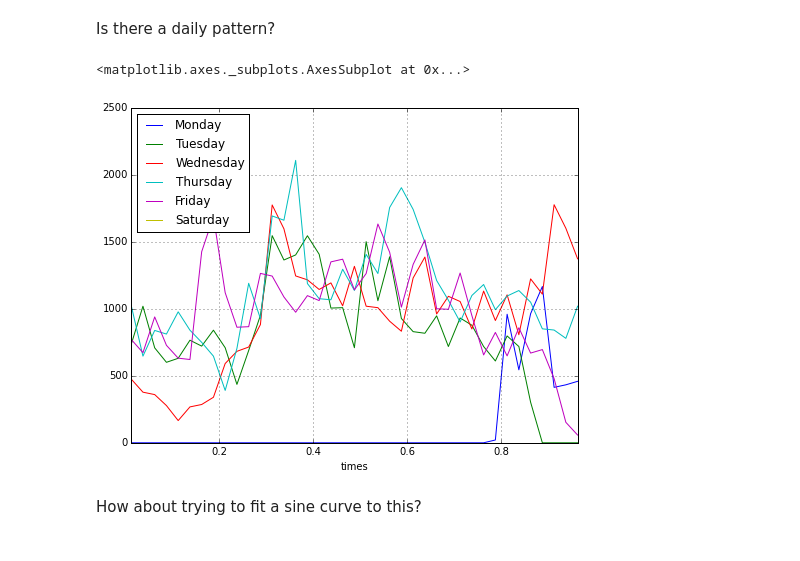
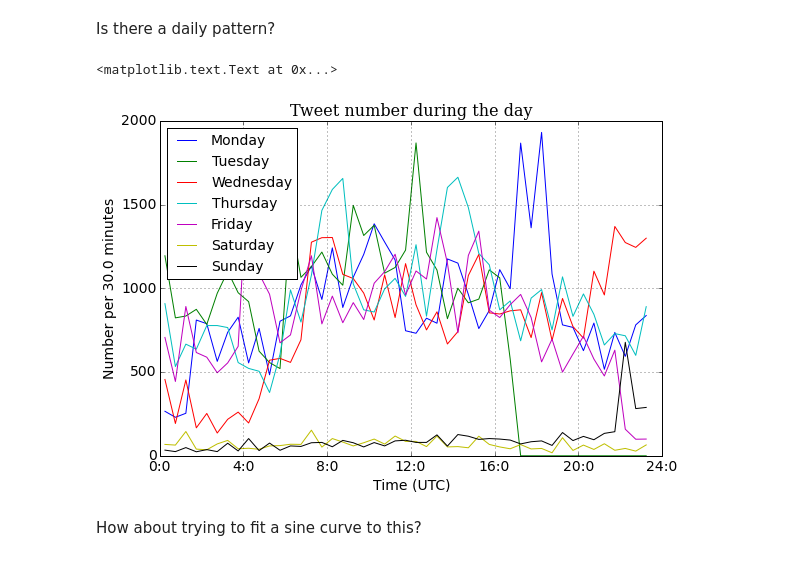
Before and after one commit to simw/twitter-tagger, a Jupyter notebook: Currency Tweet Explorer.ipynb, the cells around one changed output. Cells and saved outputs as stored; diff of their text form; code cells hidden in the pictures.

```diff
--- a/Currency Tweet Explorer.ipynb
+++ b/Currency Tweet Explorer.ipynb
@@ -114,10 +128,26 @@ from matplotlib.dates import date2num, num2date
 # %%
 start_day_as_num = int(date2num(data['created_at'].min()))
 dts = np.array([date2num(d) - start_day_as_num for d in data['created_at']])
+# %%
+from matplotlib import rcParams
+rcParams['axes.titlesize'] = 16
+rcParams['axes.labelsize'] = 14
+rcParams['xtick.labelsize'] = 14
+rcParams['ytick.labelsize'] = 14
+rcParams['legend.fontsize'] = 14
+
+rcParams['font.family'] = 'serif'
+rcParams['font.serif'] = ['Bitstream Vera Serif']
 # %%
-histo = np.histogram(dts, bins=100)
+last_dt = math.ceil(dts.max())
+bin_size = 0.1
+bins = np.arange(0, last_dt, bin_size)
 
-bin_size = histo[1][1]-histo[1][0]
+histo = np.histogram(dts, bins=bins)
+
 fig = plt.figure(figsize=(8,6))
 plt.bar(histo[1][:-1], histo[0], width=bin_size)
+plt.xlabel('Day')
+plt.ylabel('Number per {} days'.format(bin_size))
+plt.gca().set_title('Tweet number across days')
 # %% [output]
@@ -126,23 +158,34 @@ plt.bar(histo[1][:-1], histo[0], width=bin_size)
 # %% [markdown]
 Is there a daily pattern?
 # %%
-bin_size = 0.025
+bin_size = 0.5/24
 bins = np.arange(0, 1, bin_size)
 bin_midpoints = (bins + bin_size/2)[:-1]
 histos = []
-histos = [np.histogram(dts[(dts < day) & (dts > (day-1))]-(day-1), bins=bins) for day in range(1, 7)]
+histos = [np.histogram(dts[(dts < day) & (dts > (day-1))]-(day-1), bins=bins) for day in range(1, 10)]
+# %%
+from matplotlib.ticker import FuncFormatter
+
+def time_fmt(t, pos):
+    return '{}:{:}'.format(int(t*24), int((t*24-math.floor(t*24))*60))
+time_formatter = FuncFormatter(time_fmt)
 # %%
-day_names = ['Monday', 'Tuesday', 'Wednesday', 'Thursday', 'Friday', 'Saturday', 'Sunday']
+day_names = ['Monday', 'Tuesday', 'Wednesday', 'Thursday', 'Friday', 'Saturday', 'Sunday', 'Monday', 'Tuesday']
 
 plot_data = pd.DataFrame()
 plot_data['times'] = bin_midpoints
 for i, histo in enumerate(histos):
     plot_data[day_names[i]] = histo[0]
 
-plot_data.plot(x='times', figsize=(8,6))
+plot_data.plot(x='times', figsize=(9,6))
+plt.xlabel('Time (UTC)')
+plt.gca().xaxis.set_major_formatter(time_formatter)
+plt.gca().set_xticks([0, 1/6, 2/6, 3/6, 4/6, 5/6, 1])
+plt.ylabel('Number per {} minutes'.format(bin_size*24*60))
+plt.gca().set_title('Tweet number during the day')
 # %% [output]
-<matplotlib.axes._subplots.AxesSubplot at 0x...>
+<matplotlib.text.Text at 0x...>
-[figure, old version]
+[figure, new version]
 # %% [markdown]
 How about trying to fit a sine curve to this?
 # %%
```
Also changed, not shown: parts of 32 cells of this notebook, 7 other files.
